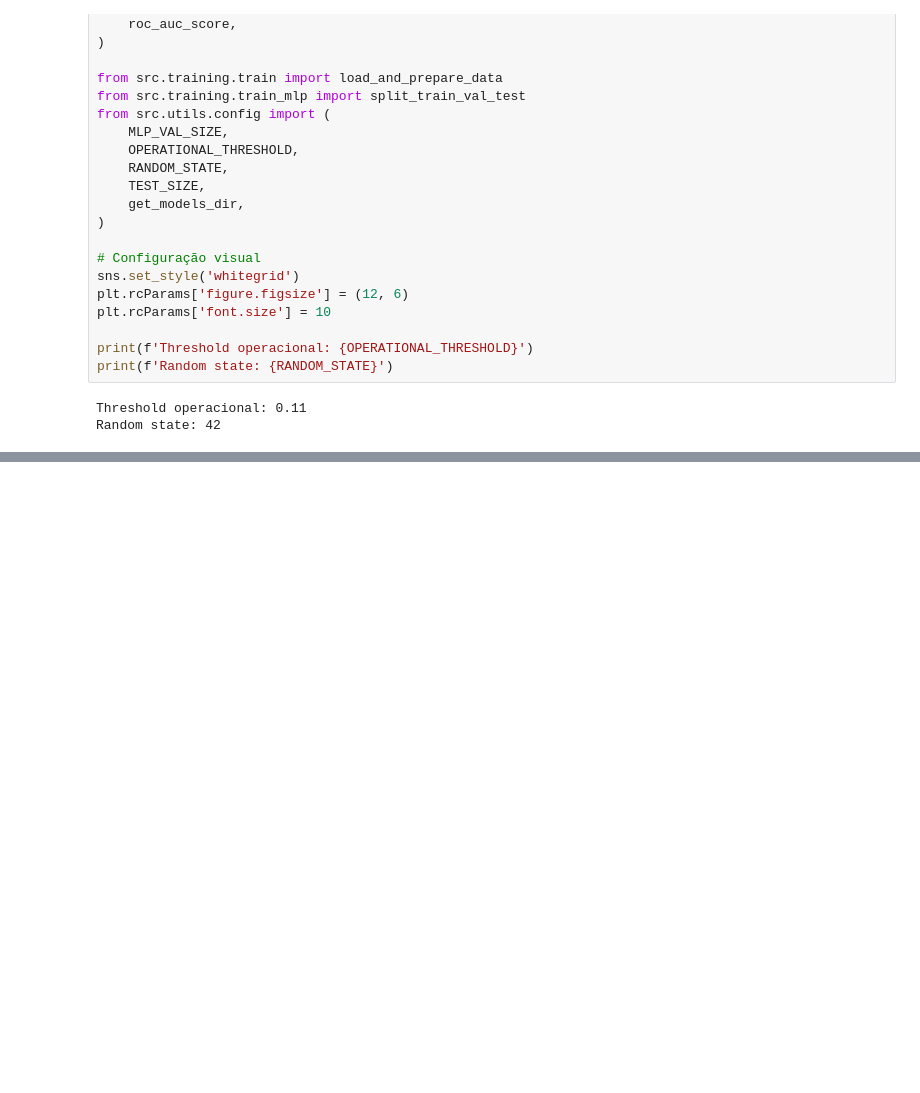
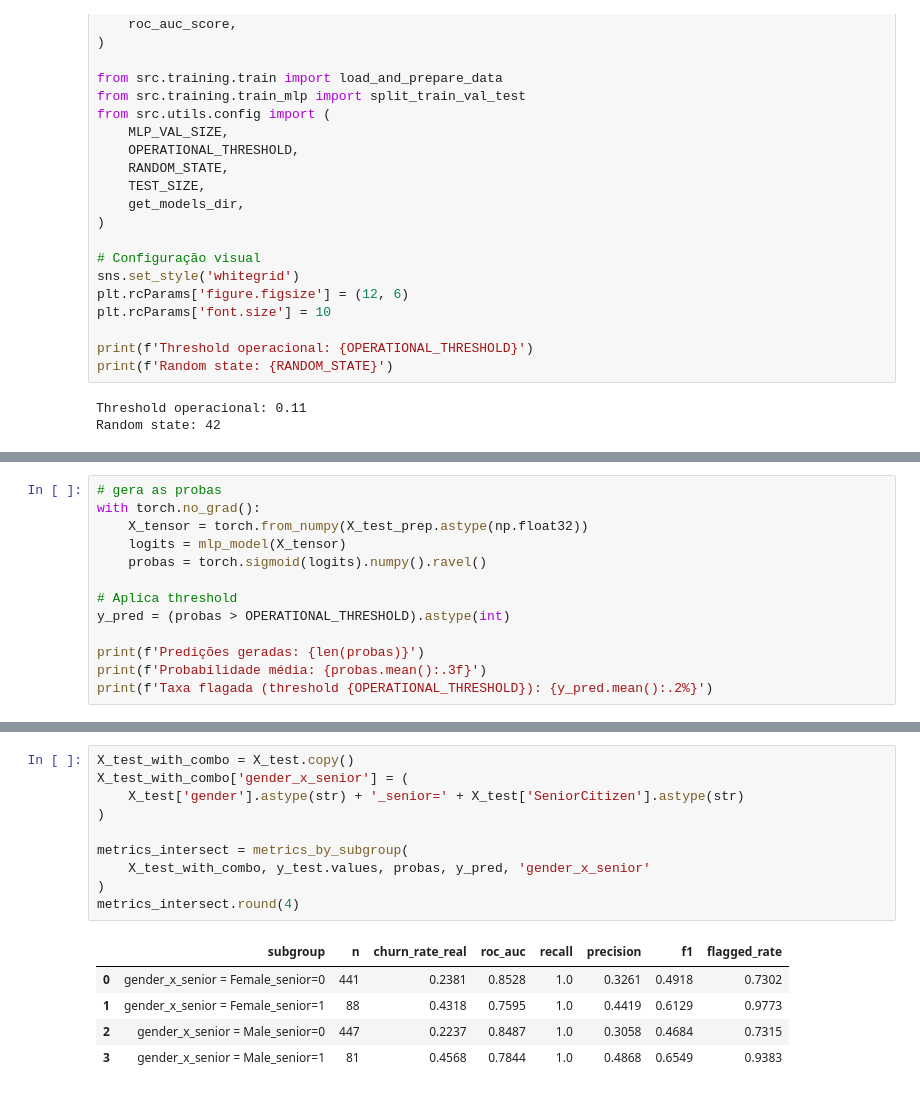
Before and after one commit to gsfreitas/tech-challenge-fase01, a Jupyter notebook: notebooks/reports/05_fairness_analysis.ipynb, the cells around one changed output, grey strips where cells are left out. Cells and saved outputs as stored; diff of their text form; blank space fills up the shorter version.

```diff
--- a/notebooks/reports/05_fairness_analysis.ipynb
+++ b/notebooks/reports/05_fairness_analysis.ipynb
@@ -97,0 +98,13 @@ MlflowException: Registered Model with name=mlp.pt not found
+# %%
+# gera as probas
+with torch.no_grad():
+    X_tensor = torch.from_numpy(X_test_prep.astype(np.float32))
+    logits = mlp_model(X_tensor)
+    probas = torch.sigmoid(logits).numpy().ravel()
+
+# Aplica threshold
+y_pred = (probas > OPERATIONAL_THRESHOLD).astype(int)
+
+print(f'Predições geradas: {len(probas)}')
+print(f'Probabilidade média: {probas.mean():.3f}')
+print(f'Taxa flagada (threshold {OPERATIONAL_THRESHOLD}): {y_pred.mean():.2%}')
@@ -97,0 +209,16 @@ MlflowException: Registered Model with name=mlp.pt not found
+# %%
+X_test_with_combo = X_test.copy()
+X_test_with_combo['gender_x_senior'] = (
+    X_test['gender'].astype(str) + '_senior=' + X_test['SeniorCitizen'].astype(str)
+)
+
+metrics_intersect = metrics_by_subgroup(
+    X_test_with_combo, y_test.values, probas, y_pred, 'gender_x_senior'
+)
+metrics_intersect.round(4)
+# %% [output]
+|  | subgroup | n | churn_rate_real | roc_auc | recall | precision | f1 | flagged_rate |
+| 0 | gender_x_senior = Female_senior=0 | 441 | 0.2381 | 0.8528 | 1.0 | 0.3261 | 0.4918 | 0.7302 |
+| 1 | gender_x_senior = Female_senior=1 | 88 | 0.4318 | 0.7595 | 1.0 | 0.4419 | 0.6129 | 0.9773 |
+| 2 | gender_x_senior = Male_senior=0 | 447 | 0.2237 | 0.8487 | 1.0 | 0.3058 | 0.4684 | 0.7315 |
+| 3 | gender_x_senior = Male_senior=1 | 81 | 0.4568 | 0.7844 | 1.0 | 0.4868 | 0.6549 | 0.9383 |
```
Also changed, not shown: parts of 10 cells of this notebook, 7 other files.
